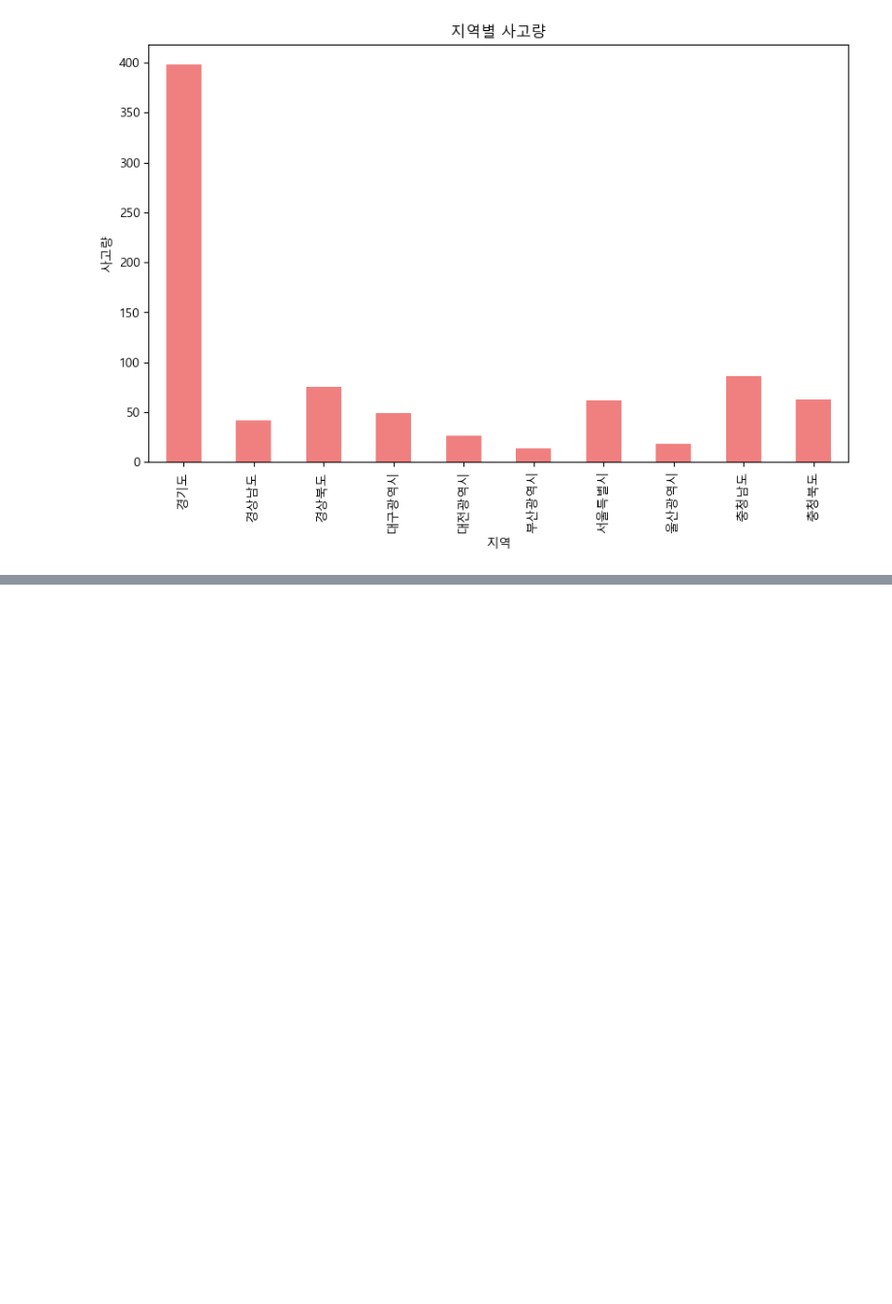
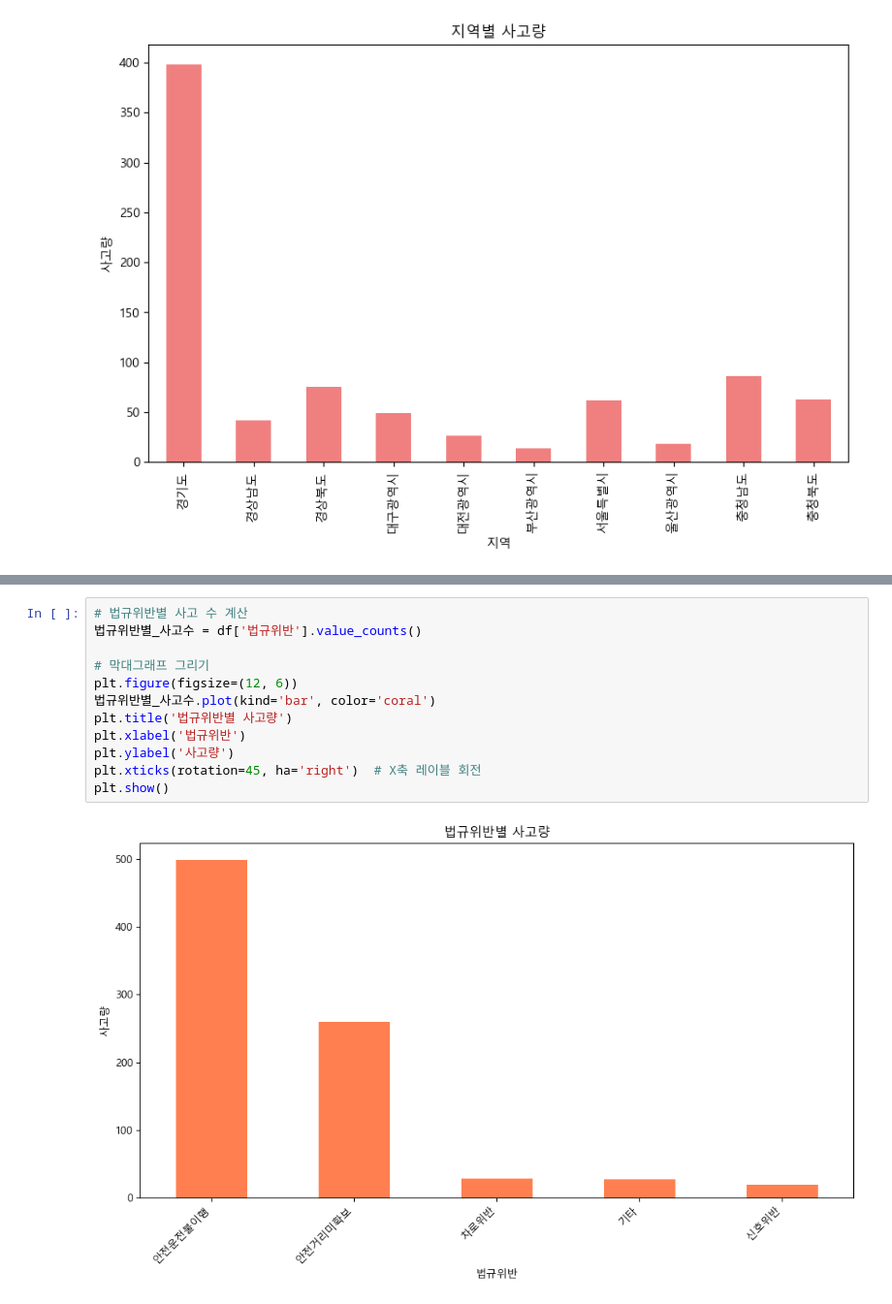
Before and after one commit to ssasdfccaf/Weather-and-traffic-accidents, a Jupyter notebook: third.ipynb, the cells around one changed output, grey strips where cells are left out. Shown at 97% size. Drawn from its saved outputs; the diff is of its cells as text; blank space fills up the shorter version.

```diff
--- a/third.ipynb
+++ b/third.ipynb
@@ -106,0 +159,14 @@ plt.show()
+# %%
+# 법규위반별 사고 수 계산
+법규위반별_사고수 = df['법규위반'].value_counts()
+
+# 막대그래프 그리기
+plt.figure(figsize=(12, 6))
+법규위반별_사고수.plot(kind='bar', color='coral')
+plt.title('법규위반별 사고량')
+plt.xlabel('법규위반')
+plt.ylabel('사고량')
+plt.xticks(rotation=45, ha='right')  # X축 레이블 회전
+plt.show()
+# %% [output]
+[figure, added]
```
Also changed, not shown: parts of 13 cells of this notebook.
